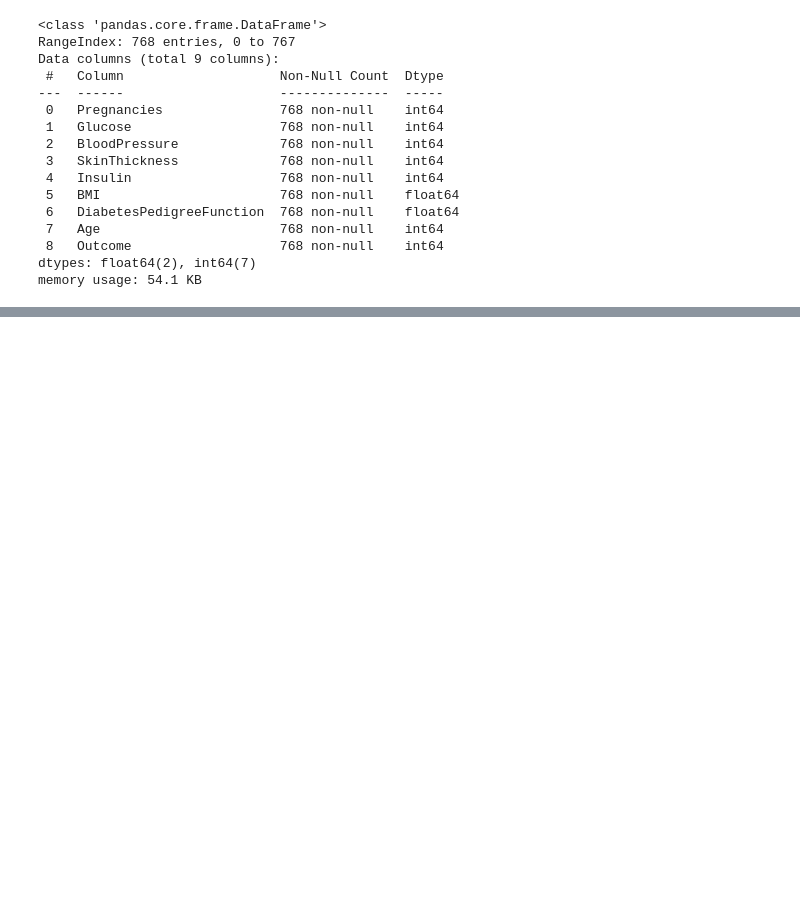
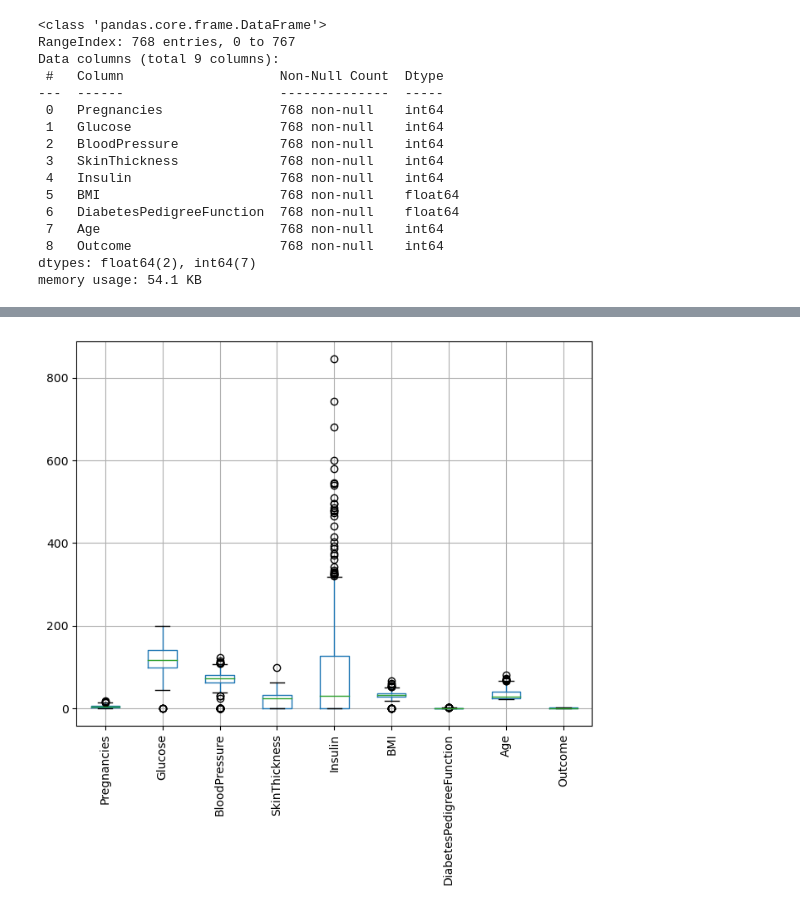
Before and after one commit to sidiquegithub/DIABETES-PREDICTION, a Jupyter notebook: CODE/Untitled.ipynb, the cells around one changed output, grey strips where cells are left out. Drawn from its saved outputs; the diff is of its cells as text; code cells hidden in the pictures; blank space fills up the shorter version.

```diff
--- a/CODE/Untitled.ipynb
+++ b/CODE/Untitled.ipynb
@@ -54,0 +76,7 @@ memory usage: 54.1 KB
+# %%
+# Box Plot
+data.boxplot(figsize=(8,6))
+plt.xticks(rotation=90)
+plt.show()
+# %% [output]
+[figure, added]
```
Also changed, not shown: parts of 13 cells of this notebook.
